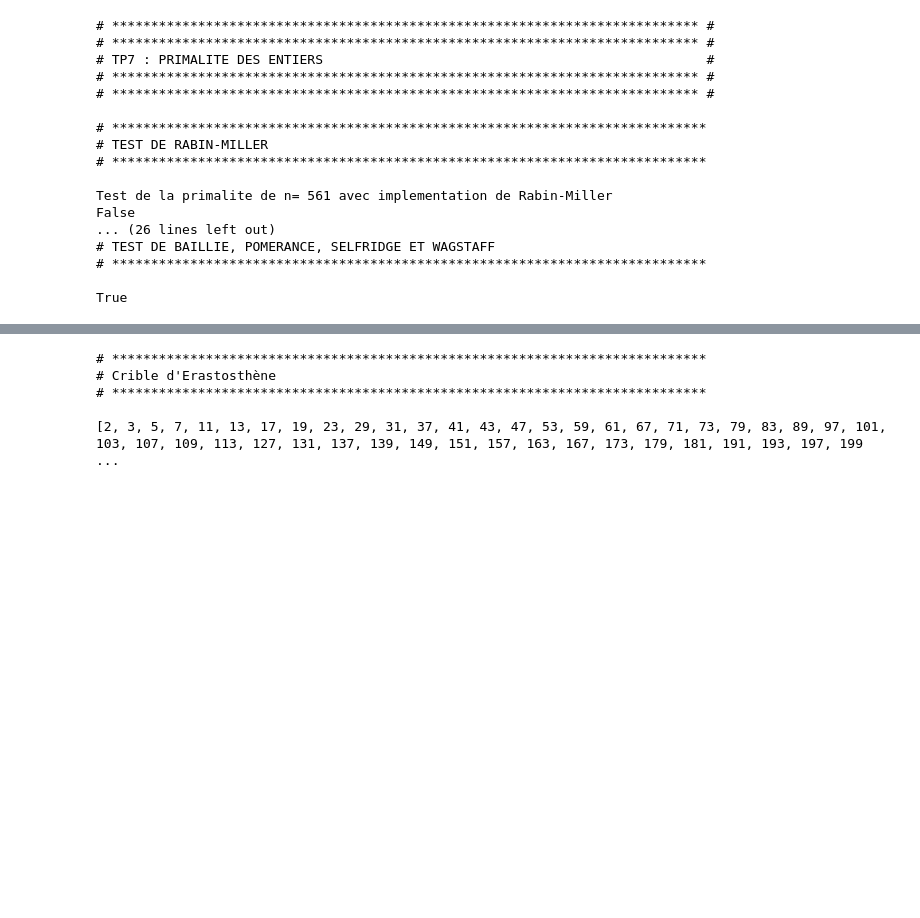
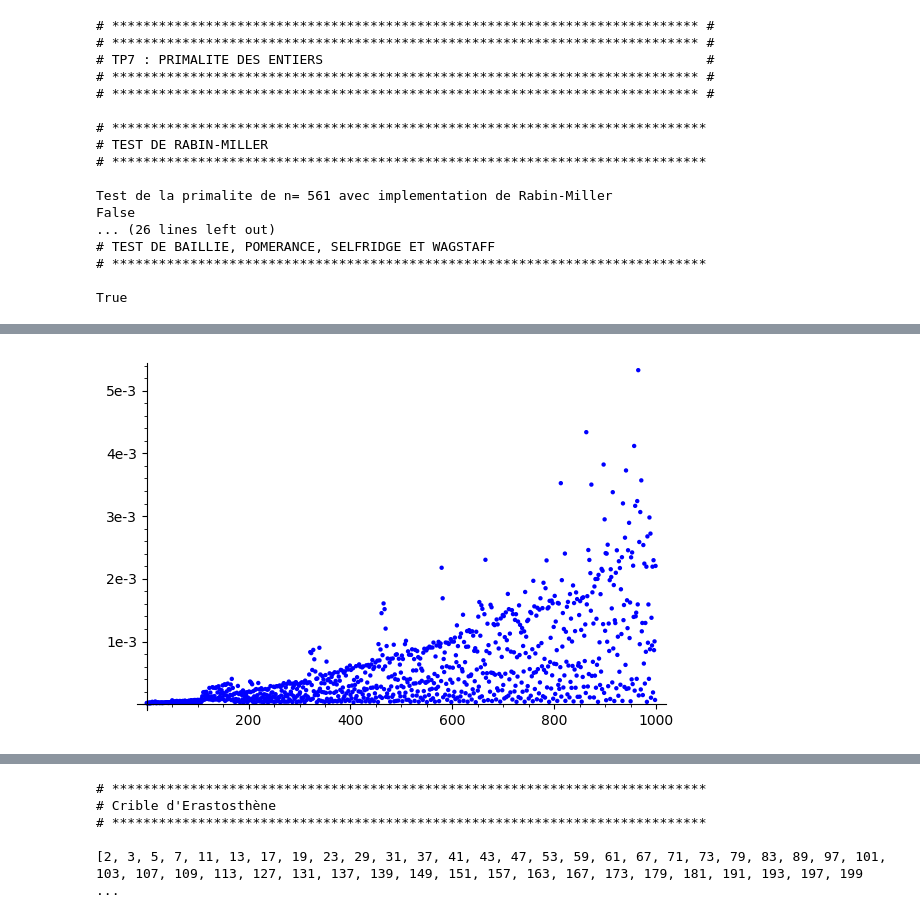
Before and after one commit to brenoskuk/ACCQ203, a Jupyter notebook: TP8/TP8.ipynb, the cells around one changed output, grey strips where cells are left out. Drawn from its saved outputs; the diff is of its cells as text; code cells hidden in the pictures; blank space fills up the shorter version.

```diff
--- a/TP8/TP8.ipynb
+++ b/TP8/TP8.ipynb
@@ -247,0 +190,96 @@ A compléter - réponse à la Q3
+# %%
+reset()
+import time
+
+print("""\
+# ****************************************************************************
+# TEST DE RABIN-MILLER
+# ****************************************************************************
+""")
+
+# Code pour l'EXERCICE
+
+# return m and v s.t. n-1 = 2^v*m where m is odd
+def get_m_v(n):
+    m = 1
+    v = 0
+    d = n - 1
+    while(d%2 == 0):
+        d = d/2
+        v += 1
+    m = d
+    return m, v
+
+def testRM(n):
+    a = ZZ.random_element(2,n-1)
+    m,v = get_m_v(n)
+    g = gcd(a,n)
+    if (g > 1):
+        return False, g
+    b = a^m%n
+    if b == 1:
+        return True, n
+    for i in range(1,v+1):
+        if b^2%n == 1:
+            g = gcd((b+1), n)
+            if g == 1 or g == n:
+                return True, n
+            else:
+                return False, g
+        b = b^2%n
+    return False, n
+
+def witnessRM(n):
+    witnessess = []
+    pseudo_primes = []
+    m,v = get_m_v(n)
+    # test all values in Z/nZ
+    for a in range(2,n):
+        wit = False
+        if mod((a^m),n) != 1:
+            wit = True
+            for d in range(0,v):
+                r = mod(a^((2^d)*m),n)
+                if r == n-1:
+                    wit = False
+                    break
+        if wit == True:
+            witnessess.append(a)
+        if wit == False:
+            pseudo_primes.append(a)
+    return witnessess, pseudo_primes
+
+
+for _ in range(10):
+    n=ZZ.random_element(3,600)
+    print n, "| Resultat Rabin-Miller : ", testRM(n), " | is it truly prime ?", n.is_prime()
+
+print("""\
+# ****************************************************************************
+#  PERFORMANCES DE RABIN-MILLER
+# ****************************************************************************
+""")
+
+# Donnees de l'enonce de l'exercice
+
+nmin=10
+nmax=500
+nbtests = 1
+
+# Code pour l'EXERCICE
+
+n=561
+
+witnessess, pseudo = witnessRM(n)
+
+rep2 = "A witness of 561 is ", witnessess[ZZ.random_element(len(witnessess))], " while it's pseudo-primality bases are ", pseudo
+rep3 = "Altough we can clearly see that the excecution time of the algorithm tends to grow exponentially, in many cases, the algorithm finds an answer extremely quickly, even for cases where the number is big."
+
+
+# # Affichage des resultats
+
+bar_chart( [sum( [testRM(n)[1] for i in range(nbtests)]) for n in range(nmin,nmax)])
+print rep2
+print rep3
+list_plot( [timeit( 'testRM(n)', number=20, repeat=3, seconds=true) for n in range(1001,1001+100000,100) ])
+# %% [output]
@@ -247,0 +306 @@ A compléter - réponse à la Q3
+[figure, added]
```
Also changed, not shown: parts of 12 cells of this notebook.
